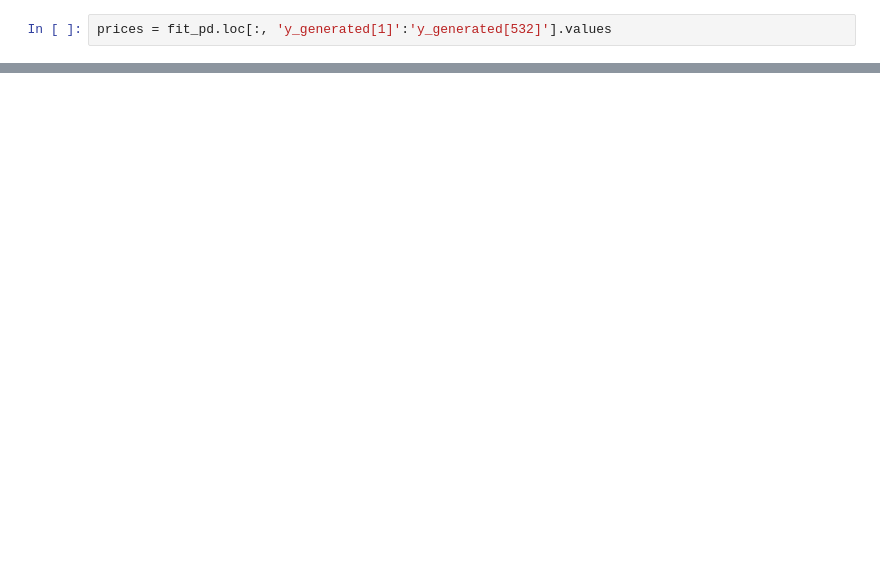
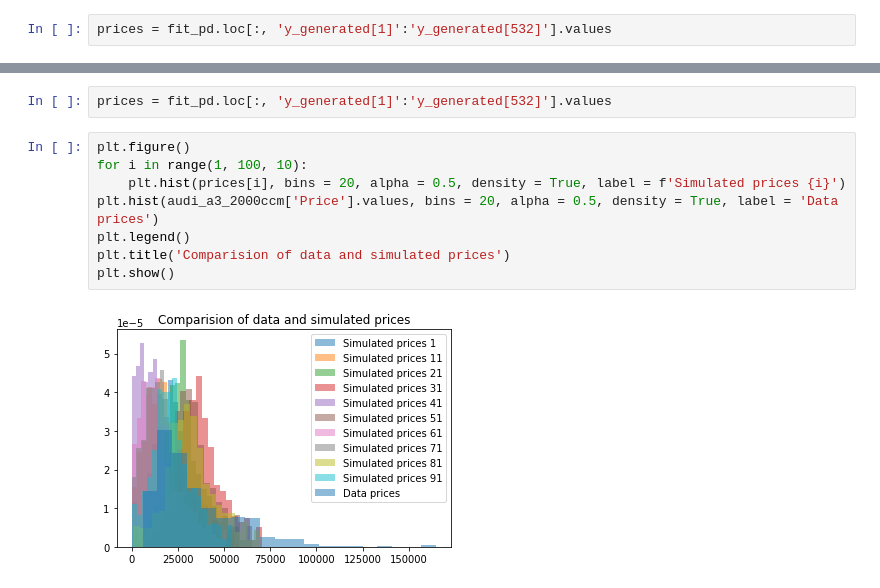
Before and after one commit to Karolina0110/DA, a Jupyter notebook: project/car_sales.ipynb, the cells around one changed output, grey strips where cells are left out. Saved outputs shown, nothing was run; the diff lists cells and outputs as text; blank space fills up the shorter version.

```diff
--- a/project/car_sales.ipynb
+++ b/project/car_sales.ipynb
@@ -189,0 +247,12 @@ plt.show()
+# %%
+prices = fit_pd.loc[:, 'y_generated[1]':'y_generated[532]'].values
+# %%
+plt.figure()
+for i in range(1, 100, 10):
+    plt.hist(prices[i], bins = 20, alpha = 0.5, density = True, label = f'Simulated prices {i}')
+plt.hist(audi_a3_2000ccm['Price'].values, bins = 20, alpha = 0.5, density = True, label = 'Data prices')
+plt.legend()
+plt.title('Comparision of data and simulated prices')
+plt.show()
+# %% [output]
+[figure, added]
```
Also changed, not shown: parts of 12 cells of this notebook, 8 other files.
